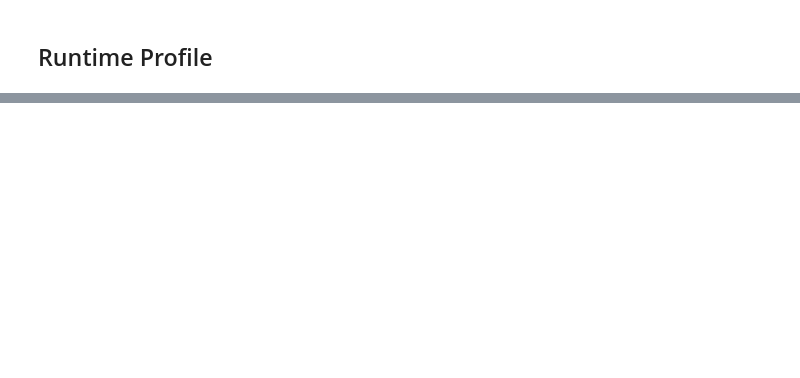
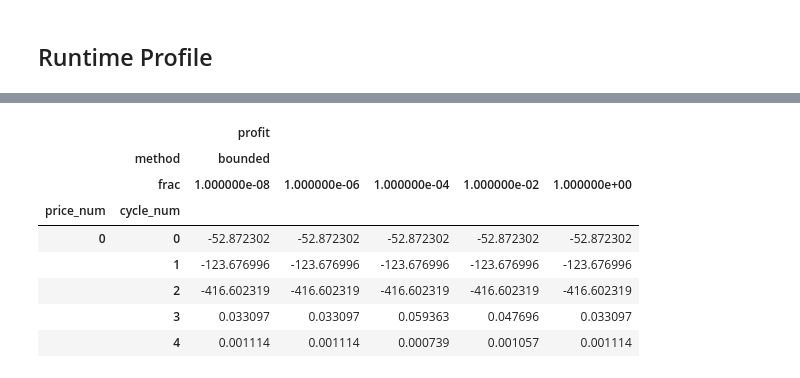
Before and after one commit to xenophonlabs/crvUSDrisk, a Jupyter notebook: notebooks/analyze.ipynb, the cells around one changed output, grey strips where cells are left out. Saved outputs shown, nothing was run; the diff lists cells and outputs as text; code cells hidden in the pictures; blank space fills up the shorter version.

```diff
--- a/notebooks/analyze.ipynb
+++ b/notebooks/analyze.ipynb
@@ -102,0 +264,19 @@ df
+# %%
+results_df = pd.DataFrame(results)
+results_df = (
+    results_df.set_index(["method", "frac", "price_num", "cycle_num"])
+    .sort_index()
+    .unstack(level=["method", "frac"])
+    .bfill(axis=1)
+)
+results_df.head()
+# %% [output]
+|  |  | profit |  |  |  |  |
+|  | method | bounded |  |  |  |  |
+|  | frac | 1.000000e-08 | 1.000000e-06 | 1.000000e-04 | 1.000000e-02 | 1.000000e+00 |
+| price_num | cycle_num |  |  |  |  |  |
+| 0 | 0 | -52.872302 | -52.872302 | -52.872302 | -52.872302 | -52.872302 |
+|  | 1 | -123.676996 | -123.676996 | -123.676996 | -123.676996 | -123.676996 |
+|  | 2 | -416.602319 | -416.602319 | -416.602319 | -416.602319 | -416.602319 |
+|  | 3 | 0.033097 | 0.033097 | 0.059363 | 0.047696 | 0.033097 |
+|  | 4 | 0.001114 | 0.001114 | 0.000739 | 0.001057 | 0.001114 |
```
Also changed, not shown: parts of 26 cells of this notebook, 12 other files.
